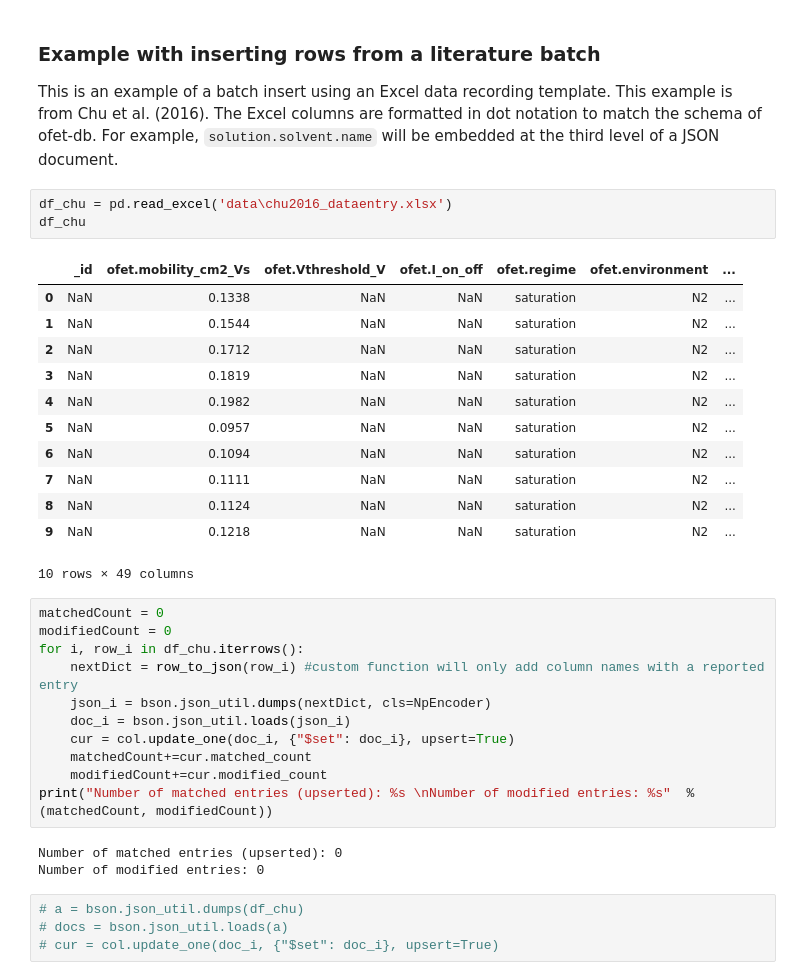
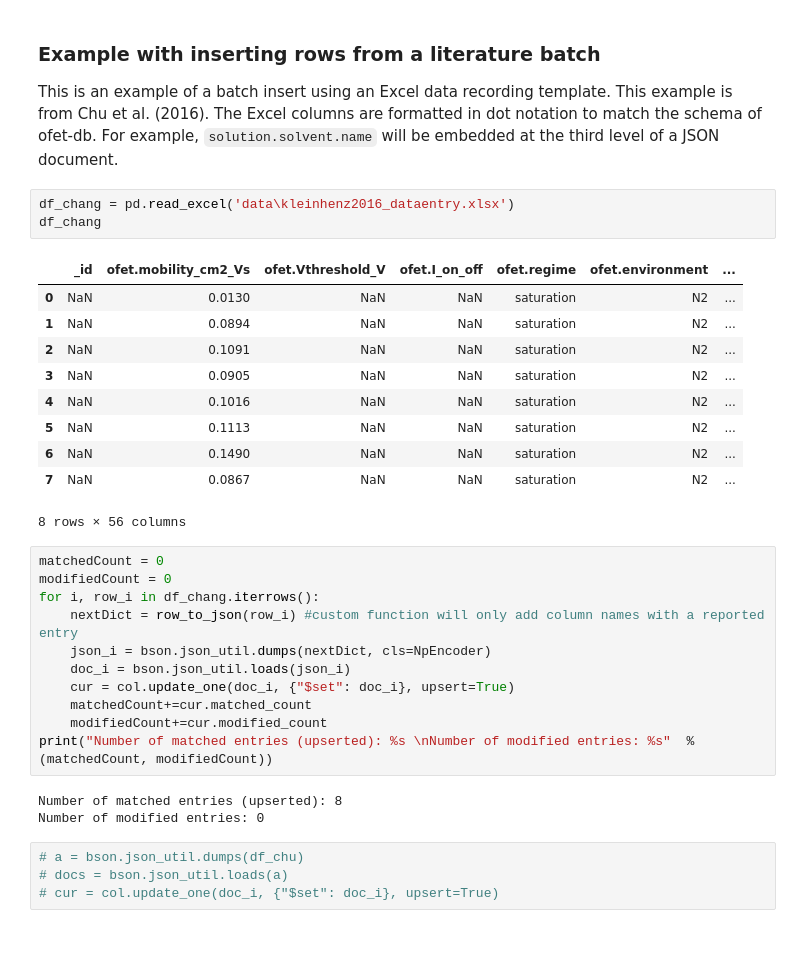
Before and after one commit to rvenkatesh6/ofet-db, a Jupyter notebook: db_sandbox_P3HT.ipynb, the cells around one changed output. Drawn from its saved outputs; the diff is of its cells as text; blank space fills up the shorter version.

Commit message:
added new data

```diff
--- a/db_sandbox_P3HT.ipynb
+++ b/db_sandbox_P3HT.ipynb
@@ -55,25 +55,23 @@ Number of modified entries: 0
 
 This is an example of a batch insert using an Excel data recording template. This example is from Chu et al. (2016). The Excel columns are formatted in dot notation to match the schema of ofet-db. For example, `solution.solvent.name` will be embedded at the third level of a JSON document.
 # %%
-df_chu = pd.read_excel('data\chu2016_dataentry.xlsx')
-df_chu
+df_chang = pd.read_excel('data\kleinhenz2016_dataentry.xlsx')
+df_chang
 # %% [output]
 |  | _id | ofet.mobility_cm2_Vs | ofet.Vthreshold_V | ofet.I_on_off | ofet.regime | ofet.environment | ... |
-| 0 | NaN | 0.1338 | NaN | NaN | saturation | N2 | ... |
-| 1 | NaN | 0.1544 | NaN | NaN | saturation | N2 | ... |
-| 2 | NaN | 0.1712 | NaN | NaN | saturation | N2 | ... |
-| 3 | NaN | 0.1819 | NaN | NaN | saturation | N2 | ... |
-| 4 | NaN | 0.1982 | NaN | NaN | saturation | N2 | ... |
-| 5 | NaN | 0.0957 | NaN | NaN | saturation | N2 | ... |
-| 6 | NaN | 0.1094 | NaN | NaN | saturation | N2 | ... |
-| 7 | NaN | 0.1111 | NaN | NaN | saturation | N2 | ... |
-| 8 | NaN | 0.1124 | NaN | NaN | saturation | N2 | ... |
-| 9 | NaN | 0.1218 | NaN | NaN | saturation | N2 | ... |
+| 0 | NaN | 0.0130 | NaN | NaN | saturation | N2 | ... |
+| 1 | NaN | 0.0894 | NaN | NaN | saturation | N2 | ... |
+| 2 | NaN | 0.1091 | NaN | NaN | saturation | N2 | ... |
+| 3 | NaN | 0.0905 | NaN | NaN | saturation | N2 | ... |
+| 4 | NaN | 0.1016 | NaN | NaN | saturation | N2 | ... |
+| 5 | NaN | 0.1113 | NaN | NaN | saturation | N2 | ... |
+| 6 | NaN | 0.1490 | NaN | NaN | saturation | N2 | ... |
+| 7 | NaN | 0.0867 | NaN | NaN | saturation | N2 | ... |
-10 rows × 49 columns
+8 rows × 56 columns
 # %%
 matchedCount = 0
 modifiedCount = 0
-for i, row_i in df_chu.iterrows():
+for i, row_i in df_chang.iterrows():
     nextDict = row_to_json(row_i) #custom function will only add column names with a reported entry
     json_i = bson.json_util.dumps(nextDict, cls=NpEncoder)
     doc_i = bson.json_util.loads(json_i)
@@ -82,7 +80,7 @@ for i, row_i in df_chu.iterrows():
     modifiedCount+=cur.modified_count
 print("Number of matched entries (upserted): %s \nNumber of modified entries: %s"  % (matchedCount, modifiedCount))
 # %% [output]
-Number of matched entries (upserted): 0
+Number of matched entries (upserted): 8
 Number of modified entries: 0
 # %%
 # a = bson.json_util.dumps(df_chu)
```
Also changed, not shown: parts of 1 cell of this notebook, 3 other files.
